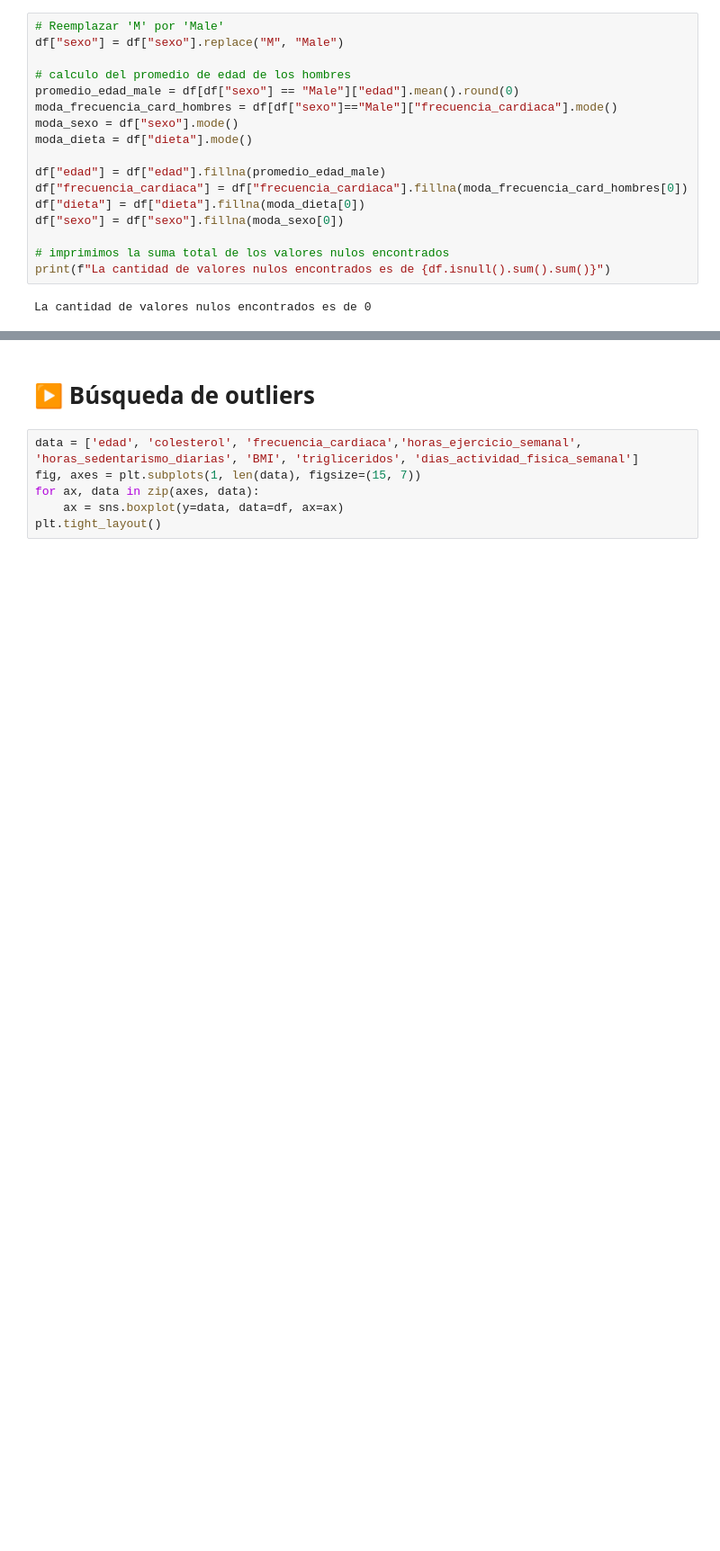
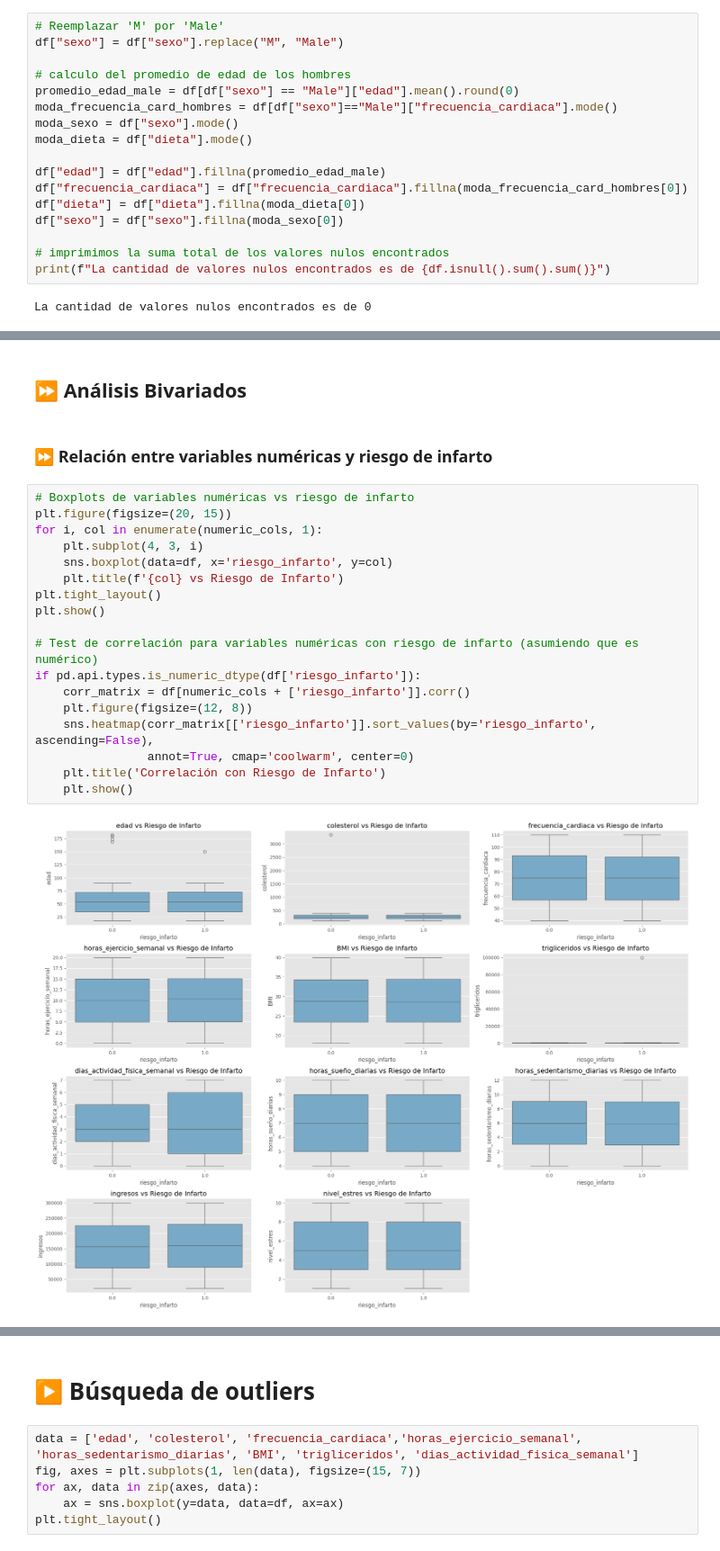
Before and after one commit to nueveonce/DS-Etapa-2-final, a Jupyter notebook: Proyecto_Final_Toledo_Roberto.ipynb, the cells around one changed output, grey strips where cells are left out. Shown at 90% size. Saved outputs shown, nothing was run; the diff lists cells and outputs as text; blank space fills up the shorter version.

```diff
--- a/Proyecto_Final_Toledo_Roberto.ipynb
+++ b/Proyecto_Final_Toledo_Roberto.ipynb
@@ -454,0 +507,24 @@ La cantidad de valores nulos encontrados es de 0
+# %% [markdown]
+## ⏩ Análisis Bivariados
+# %% [markdown]
+### ⏩ Relación entre variables numéricas y riesgo de infarto
+# %%
+# Boxplots de variables numéricas vs riesgo de infarto
+plt.figure(figsize=(20, 15))
+for i, col in enumerate(numeric_cols, 1):
+    plt.subplot(4, 3, i)
+    sns.boxplot(data=df, x='riesgo_infarto', y=col)
+    plt.title(f'{col} vs Riesgo de Infarto')
+plt.tight_layout()
+plt.show()
+
+# Test de correlación para variables numéricas con riesgo de infarto (asumiendo que es numérico)
+if pd.api.types.is_numeric_dtype(df['riesgo_infarto']):
+    corr_matrix = df[numeric_cols + ['riesgo_infarto']].corr()
+    plt.figure(figsize=(12, 8))
+    sns.heatmap(corr_matrix[['riesgo_infarto']].sort_values(by='riesgo_infarto', ascending=False),
+                annot=True, cmap='coolwarm', center=0)
+    plt.title('Correlación con Riesgo de Infarto')
+    plt.show()
+# %% [output]
+[figure, added]
```
Also changed, not shown: parts of 27 cells of this notebook.
